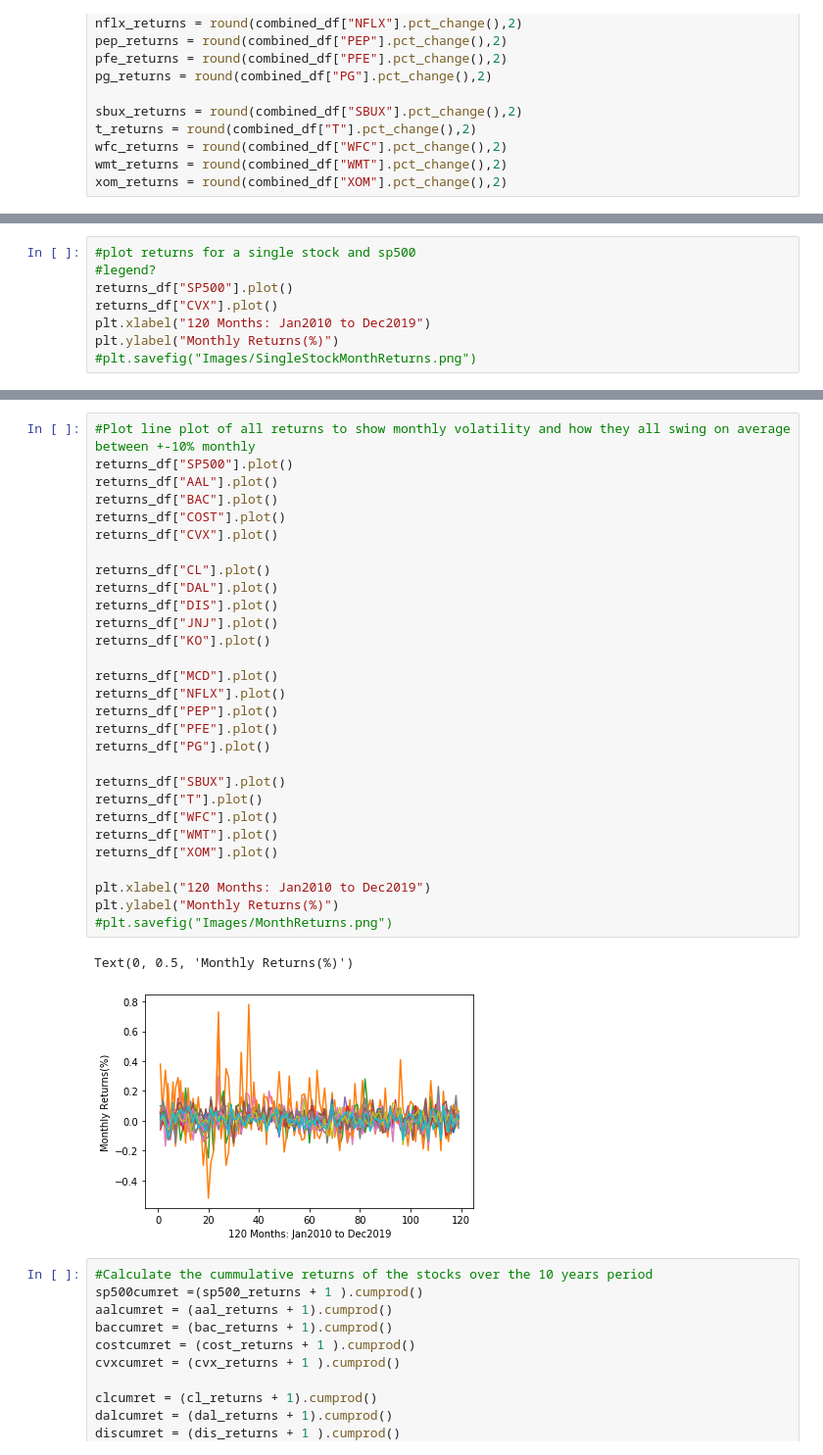
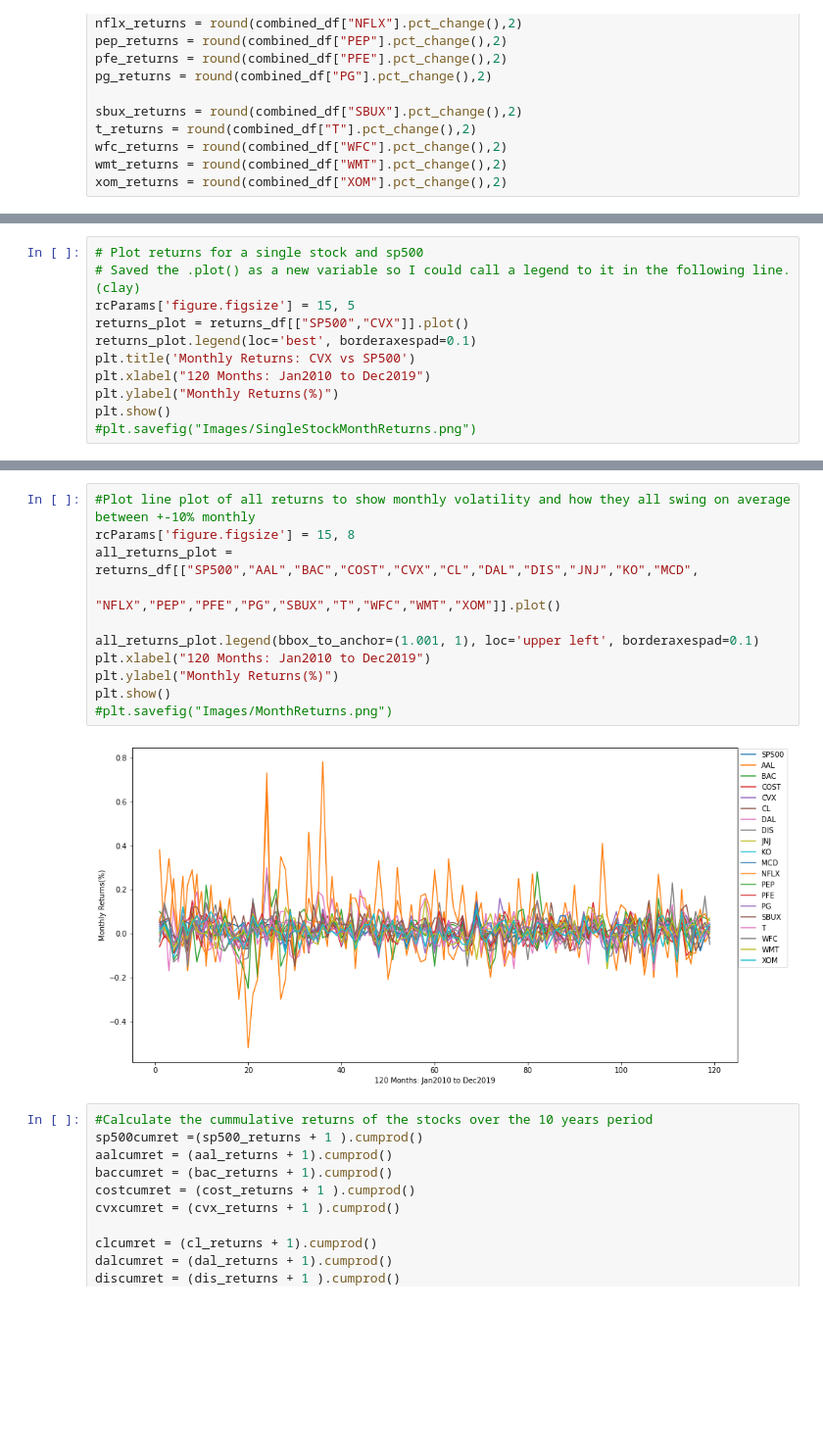
Before and after one commit to claybeaver/Group9_Project1, a Jupyter notebook: Final_notebook.ipynb, the cells around one changed output, grey strips where cells are left out. Shown at 98% size. Cells and saved outputs as stored; diff of their text form; blank space fills up the shorter version.

```diff
--- a/Final_notebook.ipynb
+++ b/Final_notebook.ipynb
@@ -126,9 +96,12 @@ returns_df
 # %%
-#plot returns for a single stock and sp500
-#legend?
-returns_df["SP500"].plot()
-returns_df["CVX"].plot()
+# Plot returns for a single stock and sp500
+# Saved the .plot() as a new variable so I could call a legend to it in the following line. (clay)
+rcParams['figure.figsize'] = 15, 5
+returns_plot = returns_df[["SP500","CVX"]].plot()
+returns_plot.legend(loc='best', borderaxespad=0.1)
+plt.title('Monthly Returns: CVX vs SP500')
 plt.xlabel("120 Months: Jan2010 to Dec2019")
 plt.ylabel("Monthly Returns(%)")
+plt.show()
 #plt.savefig("Images/SingleStockMonthReturns.png")
 # %% [output]
@@ -137,35 +109,16 @@ Text(0, 0.5, 'Monthly Returns(%)')
 # %%
 #Plot line plot of all returns to show monthly volatility and how they all swing on average between +-10% monthly
-returns_df["SP500"].plot()
-returns_df["AAL"].plot()
-returns_df["BAC"].plot()
-returns_df["COST"].plot()
-returns_df["CVX"].plot()
+rcParams['figure.figsize'] = 15, 8
+all_returns_plot = returns_df[["SP500","AAL","BAC","COST","CVX","CL","DAL","DIS","JNJ","KO","MCD",
+                               "NFLX","PEP","PFE","PG","SBUX","T","WFC","WMT","XOM"]].plot()
 
-returns_df["CL"].plot()
-returns_df["DAL"].plot()
-returns_df["DIS"].plot()
-returns_df["JNJ"].plot()
-returns_df["KO"].plot()
-
-returns_df["MCD"].plot()
-returns_df["NFLX"].plot()
-returns_df["PEP"].plot()
-returns_df["PFE"].plot()
-returns_df["PG"].plot()
-
-returns_df["SBUX"].plot()
-returns_df["T"].plot()
-returns_df["WFC"].plot()
-returns_df["WMT"].plot()
-returns_df["XOM"].plot()
-
+all_returns_plot.legend(bbox_to_anchor=(1.001, 1), loc='upper left', borderaxespad=0.1)
 plt.xlabel("120 Months: Jan2010 to Dec2019")
 plt.ylabel("Monthly Returns(%)")
+plt.show()
 #plt.savefig("Images/MonthReturns.png")
 # %% [output]
-Text(0, 0.5, 'Monthly Returns(%)')
-[figure, old version]
+[figure, new version]
 # %%
 #Calculate the cummulative returns of the stocks over the 10 years period
 sp500cumret =(sp500_returns + 1 ).cumprod()
```
Also changed, not shown: parts of 30 cells of this notebook.
